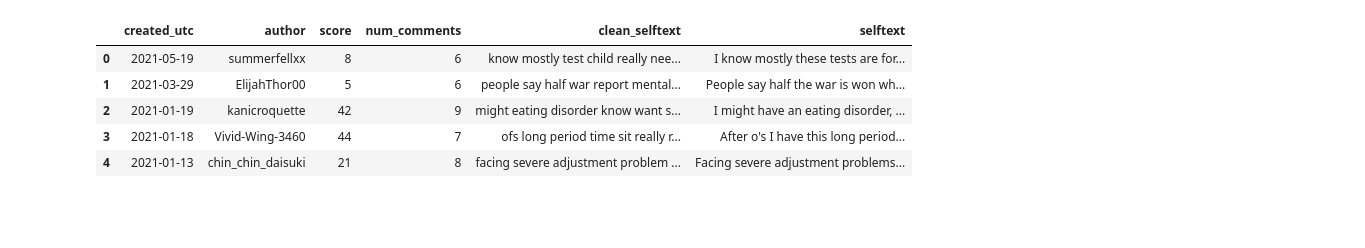
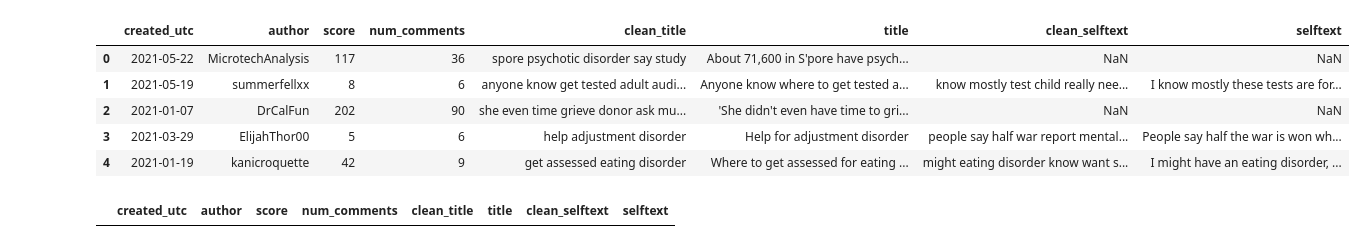
Before and after one commit to OmdenaAI/omdena-singapore-covid-health, a Jupyter notebook: src/data/reddit/prep_risk_model_data.ipynb, the cells around one changed output. Drawn from its saved outputs; the diff is of its cells as text; code cells hidden in the pictures; blank space fills up the shorter version.

```diff
--- a/src/data/reddit/prep_risk_model_data.ipynb
+++ b/src/data/reddit/prep_risk_model_data.ipynb
@@ -1,7 +1,7 @@
 # %%
 # read in data
 import pandas as pd
-data = pd.read_csv("clean_fulldata.csv")
-data.head()
+data = pd.read_csv("C:\\Users\\20jam\\Documents\\GitHub\\omdena-singapore-covid-health\\src\\data\\reddit\\final data files\\fulldata_clean.csv")
+data
 # %% [output]
 |  | Unnamed: 0 | subreddit | subreddit_subscribers | title | id | author | created_utc | num_comments | ... |
@@ -13,11 +20,16 @@ data.head()
 # %%
 # filter for required columns
-output_data = data[["created_utc", "author", "score", "num_comments", "clean_selftext", "selftext"]]
+output_data = data[["created_utc", "author", "score", "num_comments", "clean_title", "title", "clean_selftext", "selftext"]]
 output_data.head()
 # %% [output]
-|  | created_utc | author | score | num_comments | clean_selftext | selftext |
-| 0 | 2021-05-19 | summerfellxx | 8 | 6 | know mostly test child really nee... | I know mostly these tests are for... |
-| 1 | 2021-03-29 | ElijahThor00 | 5 | 6 | people say half war report mental... | People say half the war is won wh... |
-| 2 | 2021-01-19 | kanicroquette | 42 | 9 | might eating disorder know want s... | I might have an eating disorder, ... |
-| 3 | 2021-01-18 | Vivid-Wing-3460 | 44 | 7 | ofs long period time sit really r... | After o's I have this long period... |
-| 4 | 2021-01-13 | chin_chin_daisuki | 21 | 8 | facing severe adjustment problem ... | Facing severe adjustment problems... |
+|  | created_utc | author | score | num_comments | clean_title | title | clean_selftext | selftext |
+| 0 | 2021-05-22 | MicrotechAnalysis | 117 | 36 | spore psychotic disorder say study | About 71,600 in S'pore have psych... | NaN | NaN |
+| 1 | 2021-05-19 | summerfellxx | 8 | 6 | anyone know get tested adult audi... | Anyone know where to get tested a... | know mostly test child really nee... | I know mostly these tests are for... |
+| 2 | 2021-01-07 | DrCalFun | 202 | 90 | she even time grieve donor ask mu... | 'She didn't even have time to gri... | NaN | NaN |
+| 3 | 2021-03-29 | ElijahThor00 | 5 | 6 | help adjustment disorder | Help for adjustment disorder | people say half war report mental... | People say half the war is won wh... |
+| 4 | 2021-01-19 | kanicroquette | 42 | 9 | get assessed eating disorder | Where to get assessed for eating ... | might eating disorder know want s... | I might have an eating disorder, ... |
+# %%
+# double checking for null author
+output_data[output_data["author"].isnull()]
+# %% [output]
+|  | created_utc | author | score | num_comments | clean_title | title | clean_selftext | selftext |
```
Also changed, not shown: parts of 7 cells of this notebook, 13 other files.
